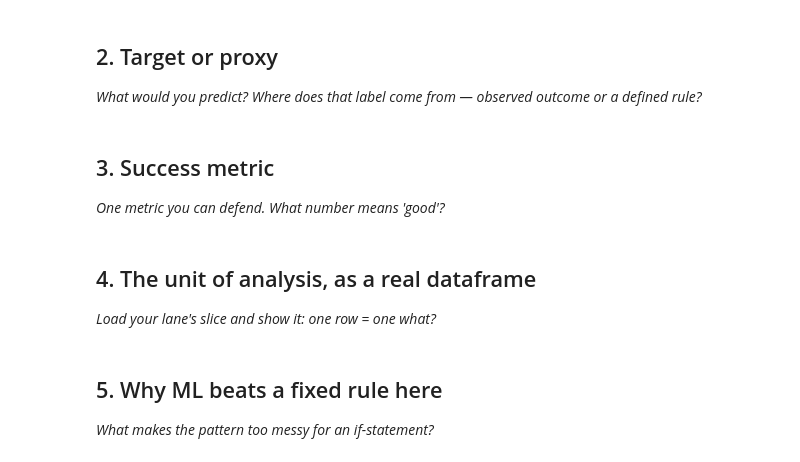
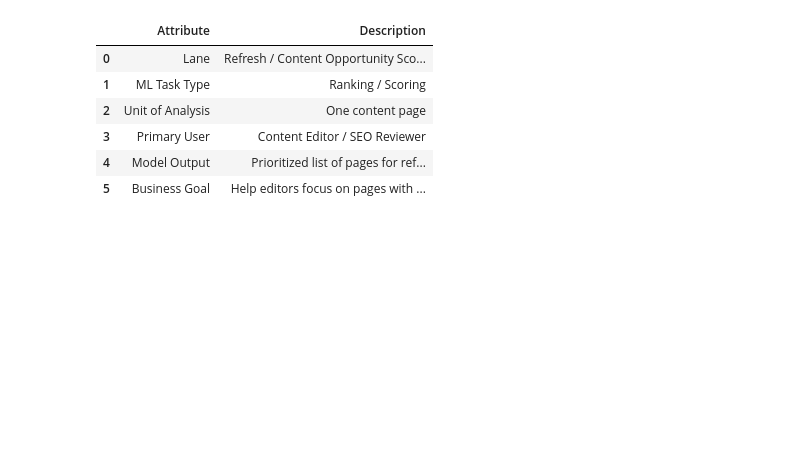
Before and after one commit to Abdulmoiz-25/FlyRank-ML-Internship, a Jupyter notebook: work/notebooks/w02_ml_task_framing.ipynb, the cells around one changed output. Cells and saved outputs as stored; diff of their text form; code cells hidden in the pictures; blank space fills up the shorter version.

```diff
--- a/work/notebooks/w02_ml_task_framing.ipynb
+++ b/work/notebooks/w02_ml_task_framing.ipynb
@@ -13,7 +19,31 @@ This skeleton is yours to fill. Work the sections **in order** — each one has
 # %%
 # This cell is for CODE (numbers, a query, a check).
 # Write your text answer in the cell ABOVE this one — typing sentences here breaks Run All.
+
+import pandas as pd
+
+lane = "Refresh / Content Opportunity Scoring"
+
+task_information = {
+    "Lane": lane,
+    "ML Task Type": "Ranking / Scoring",
+    "Unit of Analysis": "One content page",
+    "Primary User": "Content Editor / SEO Reviewer",
+    "Model Output": "Prioritized list of pages for refresh",
+    "Business Goal": "Help editors focus on pages with the highest improvement potential"
+}
+
+summary = pd.DataFrame(
+    task_information.items(),
+    columns=["Attribute", "Description"]
+)
+
+display(summary)
+# %% [output]
+|  | Attribute | Description |
+| 0 | Lane | Refresh / Content Opportunity Sco... |
+| 1 | ML Task Type | Ranking / Scoring |
+| 2 | Unit of Analysis | One content page |
+| 3 | Primary User | Content Editor / SEO Reviewer |
+| 4 | Model Output | Prioritized list of pages for ref... |
+| 5 | Business Goal | Help editors focus on pages with ... |
-# %% [markdown]
-## 2. Target or proxy
-
-*What would you predict? Where does that label come from — observed outcome or a defined rule?*
@@ -23,4 +49,0 @@ This skeleton is yours to fill. Work the sections **in order** — each one has
-# %% [markdown]
-## 3. Success metric
-
-*One metric you can defend. What number means 'good'?*
@@ -30,4 +49,0 @@ This skeleton is yours to fill. Work the sections **in order** — each one has
-# %% [markdown]
-## 4. The unit of analysis, as a real dataframe
-
-*Load your lane's slice and show it: one row = one what?*
@@ -37,4 +49,0 @@ This skeleton is yours to fill. Work the sections **in order** — each one has
-# %% [markdown]
-## 5. Why ML beats a fixed rule here
-
-*What makes the pattern too messy for an if-statement?*
```
Also changed, not shown: parts of 15 cells of this notebook.
